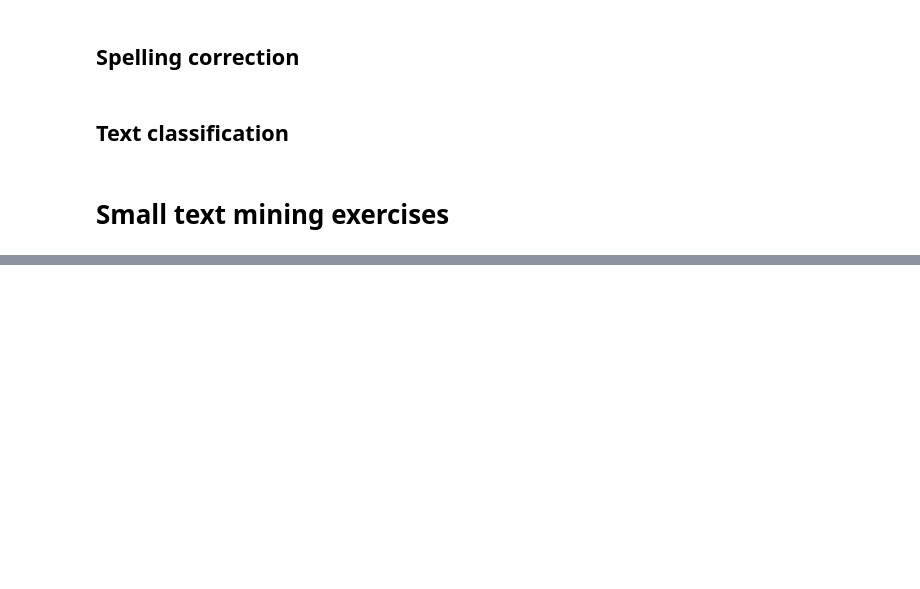
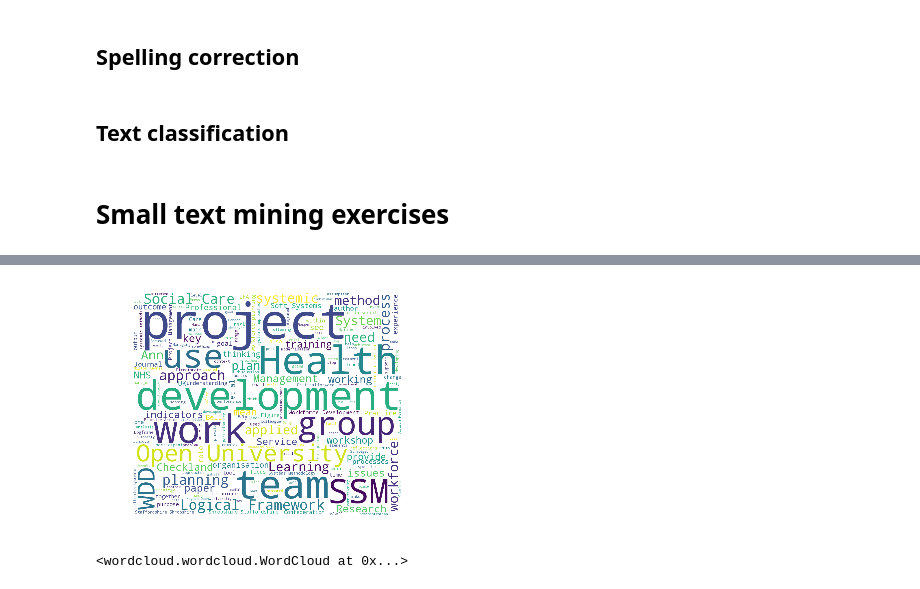
Before and after one commit to oacore/collaboration_discovery_experiment, a Jupyter notebook: tdm demo.ipynb, the cells around one changed output, grey strips where cells are left out. Saved outputs shown, nothing was run; the diff lists cells and outputs as text; code cells hidden in the pictures; blank space fills up the shorter version.

Commit message:
added dbpedia spotlight and word cloud

```diff
--- a/tdm demo.ipynb
+++ b/tdm demo.ipynb
@@ -620,3 +699,30 @@ u'University Univers University'
+# %%
+%matplotlib inline
+from wordcloud import WordCloud, STOPWORDS
+import matplotlib.pyplot as plt
+
+#Convert all the required text into a single string here
+#and store them in word_string
+
+#you can specify fonts, stopwords, background color and other options
+
+wordcloud = WordCloud(
+                          stopwords=STOPWORDS,
+                          background_color='white',
+                          width=1200,
+                          height=1000
+                         ).generate(articleText)
+
+
+plt.imshow(wordcloud)
+plt.axis('off')
+plt.show()
+# %% [output]
+[figure, added]
+# %%
+wordcloud
+# %% [output]
+<wordcloud.wordcloud.WordCloud at 0x...>
 # %%
 ### With term frequency (tf-idf)
 # %%
```
Also changed, not shown: parts of 8 cells of this notebook.
